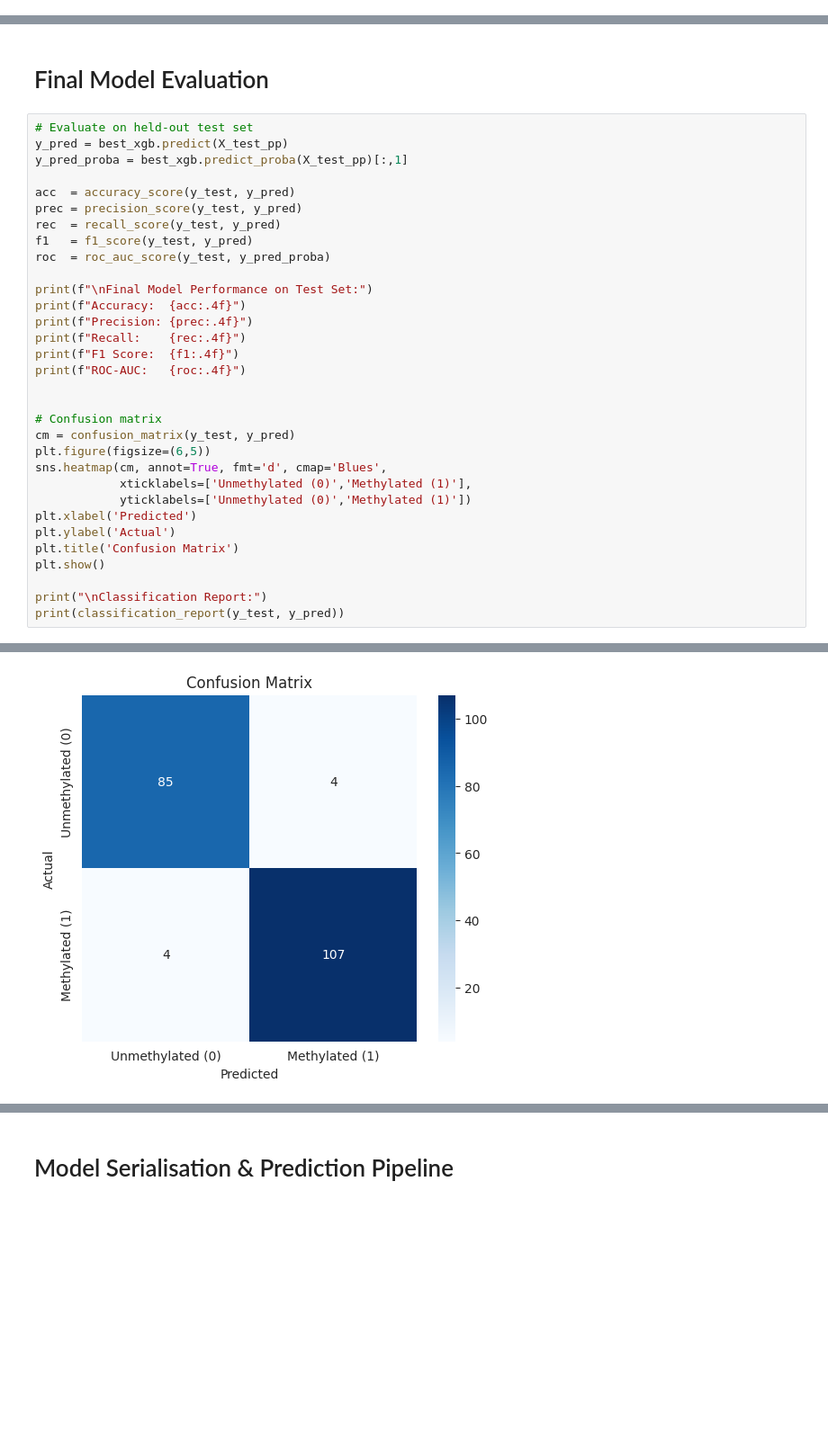
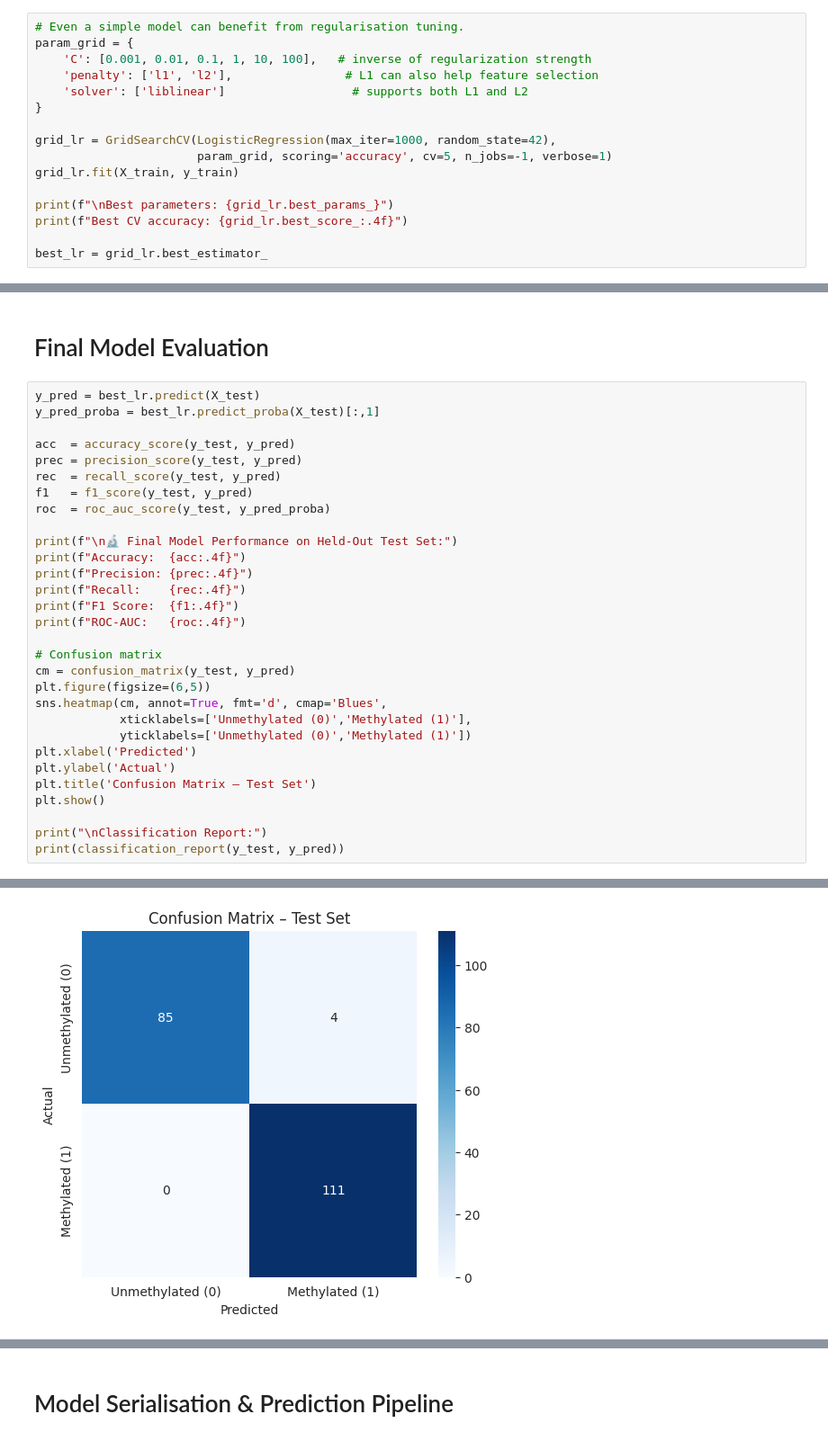
Before and after one commit to martins1205/.github, a Jupyter notebook: dna-methylation-epigenetic-biomarkers-for-retina.ipynb, the cells around one changed output, grey strips where cells are left out. Shown at 90% size. Cells and saved outputs as stored; diff of their text form; blank space fills up the shorter version.

```diff
--- a/dna-methylation-epigenetic-biomarkers-for-retina.ipynb
+++ b/dna-methylation-epigenetic-biomarkers-for-retina.ipynb
@@ -237,0 +243,16 @@ Best CV accuracy: 0.9350
+# %%
+# Even a simple model can benefit from regularisation tuning.
+param_grid = {
+    'C': [0.001, 0.01, 0.1, 1, 10, 100],   # inverse of regularization strength
+    'penalty': ['l1', 'l2'],                # L1 can also help feature selection
+    'solver': ['liblinear']                  # supports both L1 and L2
+}
+
+grid_lr = GridSearchCV(LogisticRegression(max_iter=1000, random_state=42),
+                       param_grid, scoring='accuracy', cv=5, n_jobs=-1, verbose=1)
+grid_lr.fit(X_train, y_train)
+
+print(f"\nBest parameters: {grid_lr.best_params_}")
+print(f"Best CV accuracy: {grid_lr.best_score_:.4f}")
+
+best_lr = grid_lr.best_estimator_
@@ -238,9 +264,8 @@ Best CV accuracy: 0.9350
 # %% [markdown]
 # Final Model Evaluation
 # %%
-# Evaluate on held-out test set
-y_pred = best_xgb.predict(X_test_pp)
-y_pred_proba = best_xgb.predict_proba(X_test_pp)[:,1]
+y_pred = best_lr.predict(X_test)
+y_pred_proba = best_lr.predict_proba(X_test)[:,1]
 
 acc  = accuracy_score(y_test, y_pred)
 prec = precision_score(y_test, y_pred)
@@ -248,13 +273,12 @@ rec  = recall_score(y_test, y_pred)
 f1   = f1_score(y_test, y_pred)
 roc  = roc_auc_score(y_test, y_pred_proba)
 
-print(f"\nFinal Model Performance on Test Set:")
+print(f"\n🔬 Final Model Performance on Held‑Out Test Set:")
 print(f"Accuracy:  {acc:.4f}")
 print(f"Precision: {prec:.4f}")
 print(f"Recall:    {rec:.4f}")
 print(f"F1 Score:  {f1:.4f}")
 print(f"ROC-AUC:   {roc:.4f}")
-
 
 # Confusion matrix
 cm = confusion_matrix(y_test, y_pred)
@@ -264,7 +288,7 @@ sns.heatmap(cm, annot=True, fmt='d', cmap='Blues',
             yticklabels=['Unmethylated (0)','Methylated (1)'])
 plt.xlabel('Predicted')
 plt.ylabel('Actual')
-plt.title('Confusion Matrix')
+plt.title('Confusion Matrix – Test Set')
 plt.show()
 
 print("\nClassification Report:")
@@ -279,4 +303,4 @@ ROC-AUC:   0.9960
-[figure, old version]
+[figure, new version]
 Classification Report:
               precision    recall  f1-score   support
 
```
Also changed, not shown: parts of 18 cells of this notebook.
